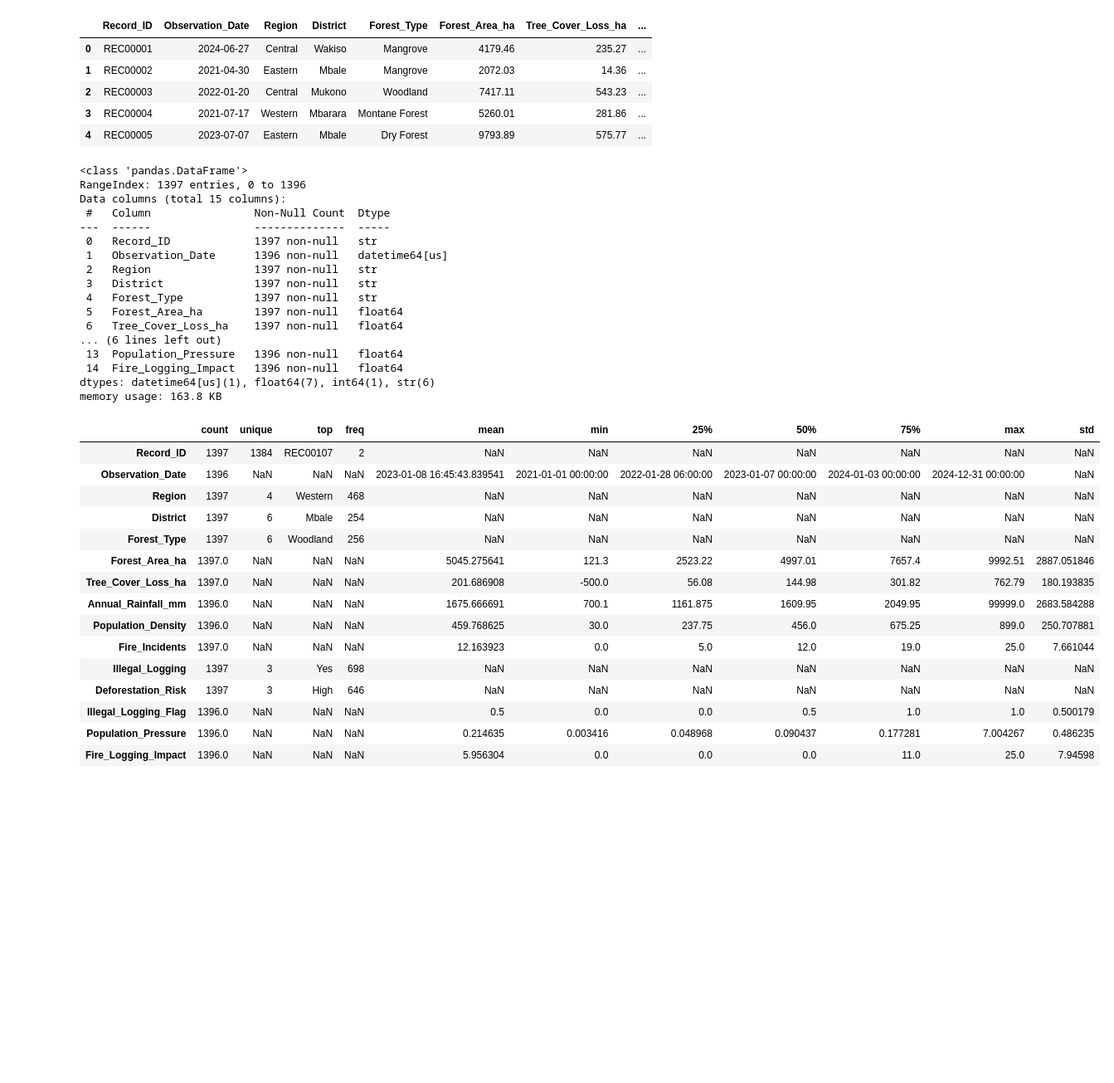
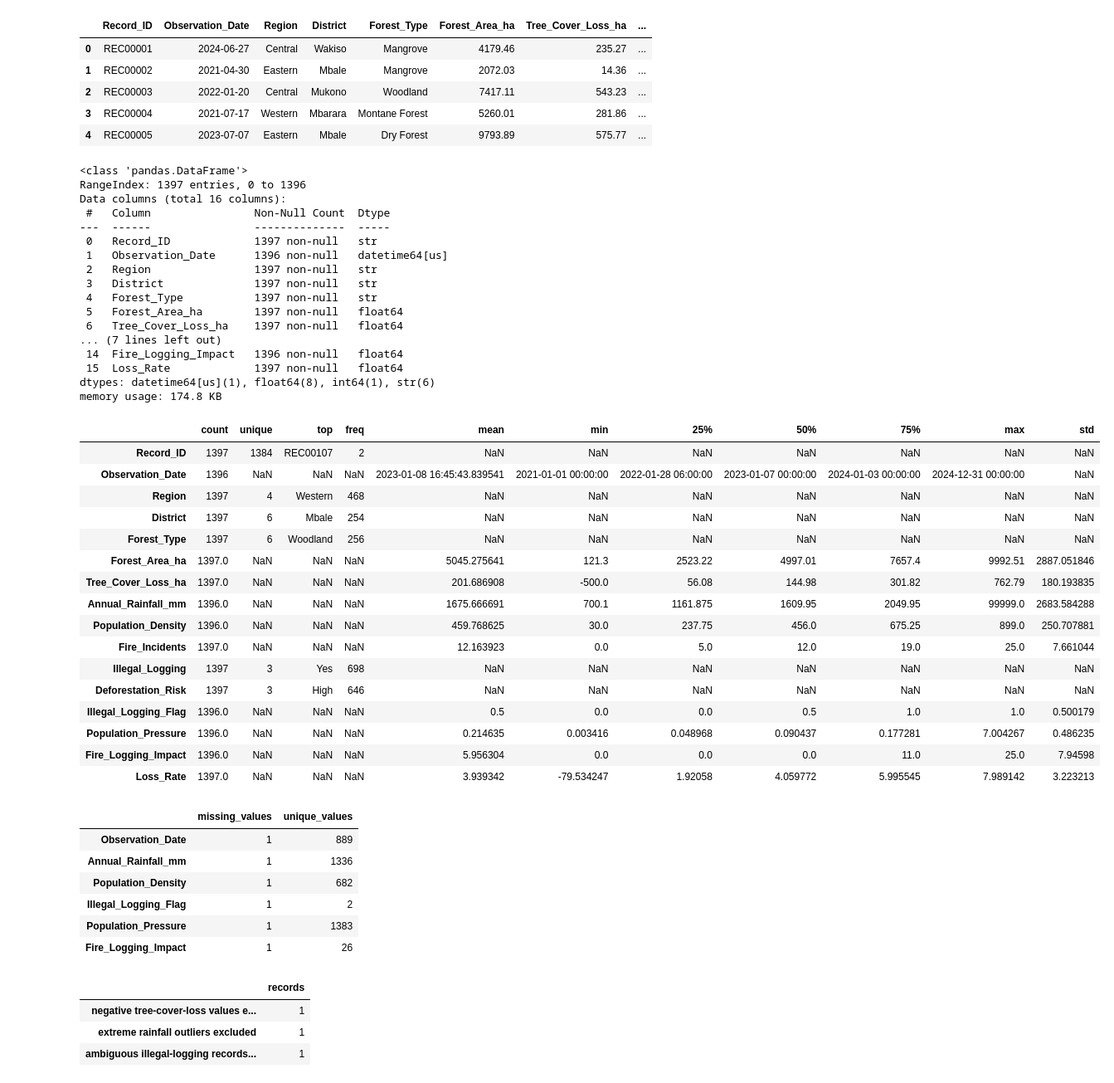
Before and after one commit to MusiMark/Deforestation-Tracking, a Jupyter notebook: notebooks/03_visualization&insights.ipynb, the cells around one changed output. Shown at 83% size. Cells and saved outputs as stored; diff of their text form; code cells hidden in the pictures; blank space fills up the shorter version.

```diff
--- a/notebooks/03_visualization&insights.ipynb
+++ b/notebooks/03_visualization&insights.ipynb
@@ -12,9 +13,12 @@ Visual guide:
 # %%
 from pathlib import Path
 
+import numpy as np
 import pandas as pd
 import matplotlib.pyplot as plt
 import seaborn as sns
+import plotly.express as px
+import plotly.graph_objects as go
 import warnings
 
 warnings.filterwarnings('ignore')
@@ -35,8 +39,16 @@ output_dir = project_dir / 'visuals' / 'visualization_outputs'
 output_dir.mkdir(parents=True, exist_ok=True)
 
 df = pd.read_csv(data_path)
-# Tolerate mixed or invalid date strings in the source data.
-df['Observation_Date'] = pd.to_datetime(df['Observation_Date'], errors='coerce', dayfirst=True)
+# Tolerate invalid date strings while correctly parsing the ISO-formatted dates in this dataset.
+df['Observation_Date'] = pd.to_datetime(df['Observation_Date'], errors='coerce')
+
+# Loss rate is not stored in every engineered-data export, so derive it when needed.
+if 'Loss_Rate' not in df.columns:
+    df['Loss_Rate'] = np.where(
+        df['Forest_Area_ha'] > 0,
+        100 * df['Tree_Cover_Loss_ha'] / df['Forest_Area_ha'],
+        np.nan,
+    )
 df.head()
 # %% [output]
 |  | Record_ID | Observation_Date | Region | District | Forest_Type | Forest_Area_ha | Tree_Cover_Loss_ha | ... |
@@ -48,39 +60,82 @@ df.head()
 # %%
 df.info()
 
-df.describe(include='all').transpose()
+display(df.describe(include='all').transpose())
+
+# Data-quality audit before plotting
+quality_summary = pd.DataFrame({
+    'missing_values': df.isna().sum(),
+    'unique_values': df.nunique(dropna=True),
+})
+display(quality_summary.loc[quality_summary['missing_values'].gt(0)])
+
+# Keep the raw dataframe unchanged. Use a visualization copy in which clearly
+# invalid values are treated as missing rather than allowed to distort plots.
+viz_df = df.copy()
+viz_df.loc[viz_df['Tree_Cover_Loss_ha'] < 0, 'Tree_Cover_Loss_ha'] = np.nan
+
+rainfall_q1, rainfall_q3 = viz_df['Annual_Rainfall_mm'].quantile([0.25, 0.75])
+rainfall_iqr = rainfall_q3 - rainfall_q1
+rainfall_upper_bound = rainfall_q3 + 1.5 * rainfall_iqr
+viz_df.loc[viz_df['Annual_Rainfall_mm'] > rainfall_upper_bound, 'Annual_Rainfall_mm'] = np.nan
+
+# Recalculate the derived loss rate after cleaning its numerator.
+viz_df['Loss_Rate'] = np.where(
+    viz_df['Forest_Area_ha'] > 0,
+    100 * viz_df['Tree_Cover_Loss_ha'] / viz_df['Forest_Area_ha'],
+    np.nan,
+)
+
+cleaning_summary = pd.Series({
+    'negative tree-cover-loss values excluded': int((df['Tree_Cover_Loss_ha'] < 0).sum()),
+    'extreme rainfall outliers excluded': int((df['Annual_Rainfall_mm'] > rainfall_upper_bound).sum()),
+    'ambiguous illegal-logging records retained but excluded from Yes/No comparison': int((df['Illegal_Logging'] == 'Maybe').sum()),
+}, name='records')
+display(cleaning_summary.to_frame())
 # %% [output]
 <class 'pandas.DataFrame'>
 RangeIndex: 1397 entries, 0 to 1396
-Data columns (total 15 columns):
+Data columns (total 16 columns):
  #   Column                Non-Null Count  Dtype
 ---  ------                --------------  -----
  0   Record_ID             1397 non-null   str
  1   Observation_Date      1396 non-null   datetime64[us]
  2   Region                1397 non-null   str
  3   District              1397 non-null   str
  4   Forest_Type           1397 non-null   str
  5   Forest_Area_ha        1397 non-null   float64
  6   Tree_Cover_Loss_ha    1397 non-null   float64
-... (6 lines left out)
- 13  Population_Pressure   1396 non-null   float64
+... (7 lines left out)
  14  Fire_Logging_Impact   1396 non-null   float64
-dtypes: datetime64[us](1), float64(7), int64(1), str(6)
-memory usage: 163.8 KB
+ 15  Loss_Rate             1397 non-null   float64
+dtypes: datetime64[us](1), float64(8), int64(1), str(6)
+memory usage: 174.8 KB
 |  | count | unique | top | freq | mean | min | 25% | 50% | 75% | max | std |
 | Record_ID | 1397 | 1384 | REC00107 | 2 | NaN | NaN | NaN | NaN | NaN | NaN | NaN |
 | Observation_Date | 1396 | NaN | NaN | NaN | 2023-01-08 16:45:43.839541 | 2021-01-01 00:00:00 | 2022-01-28 06:00:00 | 2023-01-07 00:00:00 | 2024-01-03 00:00:00 | 2024-12-31 00:00:00 | NaN |
 | Region | 1397 | 4 | Western | 468 | NaN | NaN | NaN | NaN | NaN | NaN | NaN |
 | District | 1397 | 6 | Mbale | 254 | NaN | NaN | NaN | NaN | NaN | NaN | NaN |
 | Forest_Type | 1397 | 6 | Woodland | 256 | NaN | NaN | NaN | NaN | NaN | NaN | NaN |
 | Forest_Area_ha | 1397.0 | NaN | NaN | NaN | 5045.275641 | 121.3 | 2523.22 | 4997.01 | 7657.4 | 9992.51 | 2887.051846 |
 | Tree_Cover_Loss_ha | 1397.0 | NaN | NaN | NaN | 201.686908 | -500.0 | 56.08 | 144.98 | 301.82 | 762.79 | 180.193835 |
 | Annual_Rainfall_mm | 1396.0 | NaN | NaN | NaN | 1675.666691 | 700.1 | 1161.875 | 1609.95 | 2049.95 | 99999.0 | 2683.584288 |
 | Population_Density | 1396.0 | NaN | NaN | NaN | 459.768625 | 30.0 | 237.75 | 456.0 | 675.25 | 899.0 | 250.707881 |
 | Fire_Incidents | 1397.0 | NaN | NaN | NaN | 12.163923 | 0.0 | 5.0 | 12.0 | 19.0 | 25.0 | 7.661044 |
 | Illegal_Logging | 1397 | 3 | Yes | 698 | NaN | NaN | NaN | NaN | NaN | NaN | NaN |
 | Deforestation_Risk | 1397 | 3 | High | 646 | NaN | NaN | NaN | NaN | NaN | NaN | NaN |
 | Illegal_Logging_Flag | 1396.0 | NaN | NaN | NaN | 0.5 | 0.0 | 0.0 | 0.5 | 1.0 | 1.0 | 0.500179 |
 | Population_Pressure | 1396.0 | NaN | NaN | NaN | 0.214635 | 0.003416 | 0.048968 | 0.090437 | 0.177281 | 7.004267 | 0.486235 |
 | Fire_Logging_Impact | 1396.0 | NaN | NaN | NaN | 5.956304 | 0.0 | 0.0 | 0.0 | 11.0 | 25.0 | 7.94598 |
+| Loss_Rate | 1397.0 | NaN | NaN | NaN | 3.939342 | -79.534247 | 1.92058 | 4.059772 | 5.995545 | 7.989142 | 3.223213 |
+|  | missing_values | unique_values |
+| Observation_Date | 1 | 889 |
+| Annual_Rainfall_mm | 1 | 1336 |
+| Population_Density | 1 | 682 |
+| Illegal_Logging_Flag | 1 | 2 |
+| Population_Pressure | 1 | 1383 |
+| Fire_Logging_Impact | 1 | 26 |
+|  | records |
+| negative tree-cover-loss values e... | 1 |
+| extreme rainfall outliers excluded | 1 |
+| ambiguous illegal-logging records... | 1 |
 # %% [markdown]
```
Also changed, not shown: parts of 23 cells of this notebook, 10 other files.
